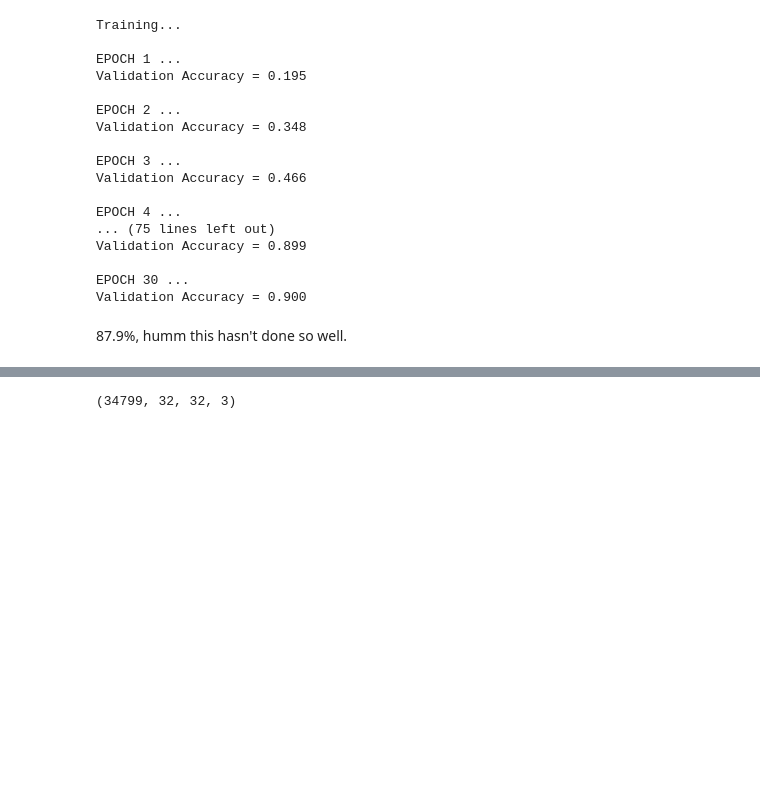
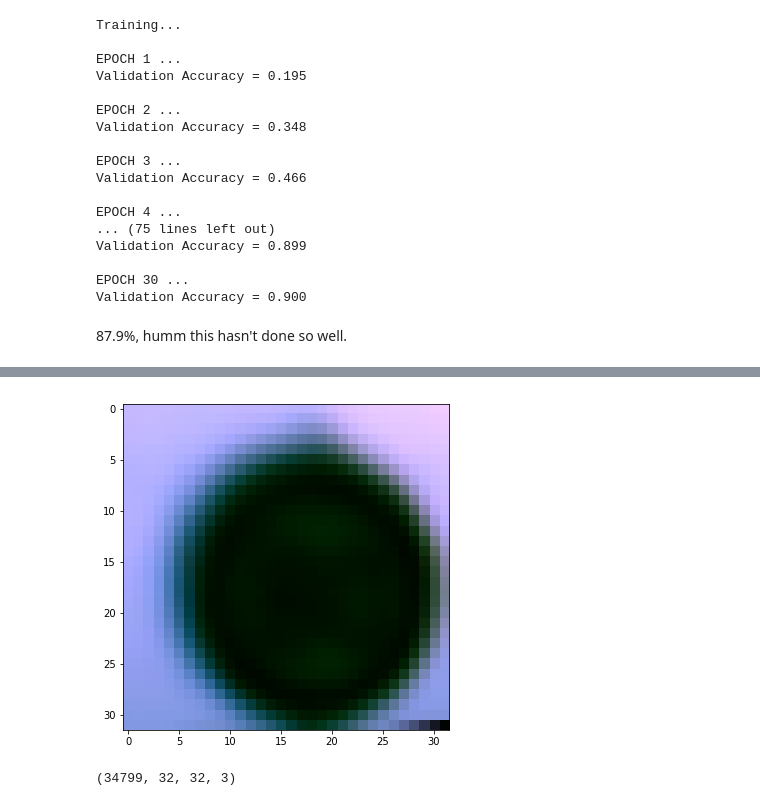
Before and after one commit to fqaiser94/CarND-Traffic-Sign-Classifier-Project, a Jupyter notebook: Traffic_Sign_Classifier.ipynb, the cells around one changed output, grey strips where cells are left out. Saved outputs shown, nothing was run; the diff lists cells and outputs as text; code cells hidden in the pictures; blank space fills up the shorter version.

```diff
--- a/Traffic_Sign_Classifier.ipynb
+++ b/Traffic_Sign_Classifier.ipynb
@@ -1511,0 +1518,4 @@ We'll try using fewer layers. 3 conv layers and 1 FC layers.
+# %%
+random_image(array=images_aug, index=3)
+# %% [output]
+[figure, added]
```
Also changed, not shown: parts of 30 cells of this notebook.
